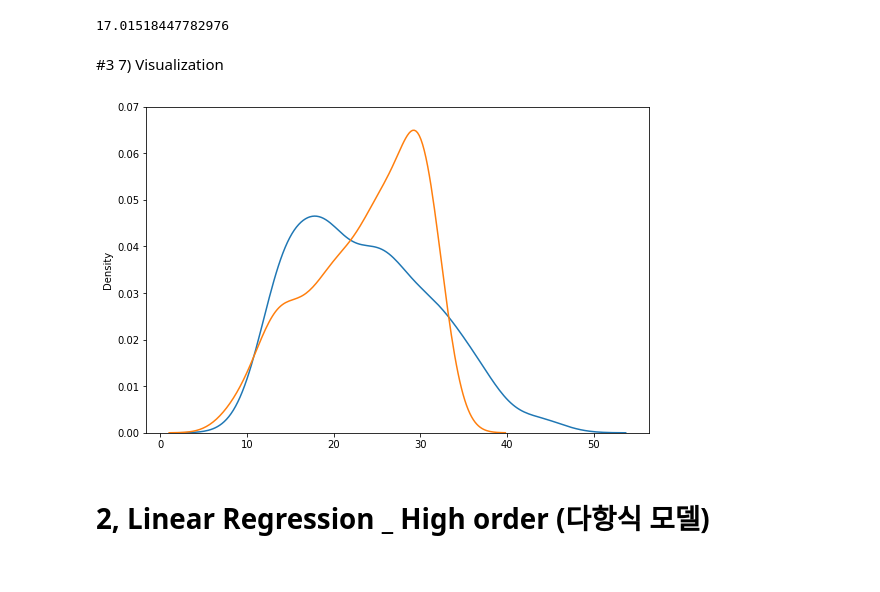
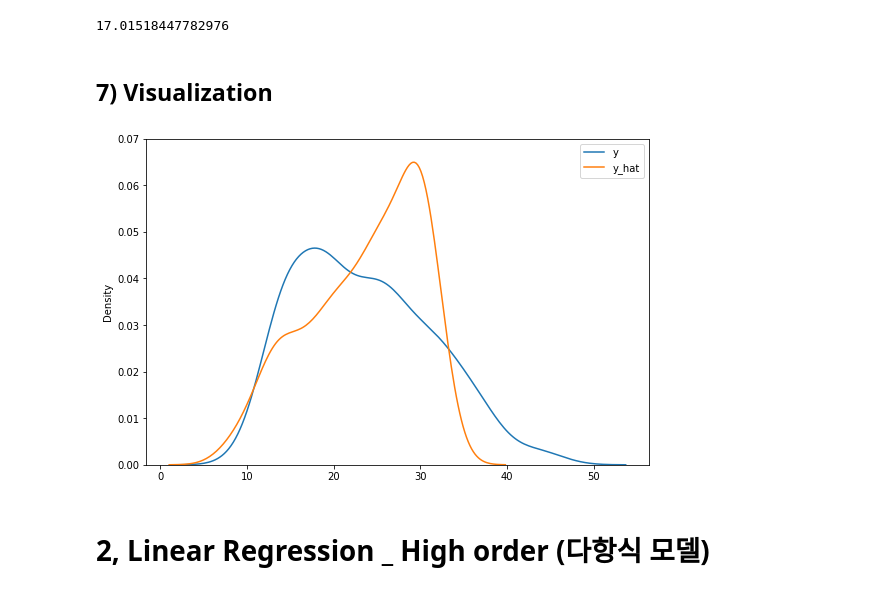
Before and after one commit to Seungeun-Song/Study-for-K-Digital-AI-developer, a Jupyter notebook: Practice/21_03_02_Regression_Analysis.ipynb, the cells around one changed output. Drawn from its saved outputs; the diff is of its cells as text; code cells hidden in the pictures.

```diff
--- a/Practice/21_03_02_Regression_Analysis.ipynb
+++ b/Practice/21_03_02_Regression_Analysis.ipynb
@@ -169,18 +169,20 @@ mean_squared_error(y_test, y_hat)
 # %% [output]
 17.01518447782976
 # %% [markdown]
-#3 7) Visualization
+## 7) Visualization
 # %%
 y_hat1 = RA.predict(x)
 
 plt.figure(figsize = (9,6))
 ax1 = sns.distplot(y, hist=False, label='y')
 ax2 = sns.distplot(y_hat1, hist=False, label='y_hat', ax=ax1)
+
+plt.legend(loc='best')
 plt.ylim(0,0.07)
 plt.show()
 # 파란색 - 실제mpg(y)로 설명할 수 있는 영역, 노란색 - 모델에 의해 나온(y_hat) 설명할 수 있는 영역
 # %% [output]
-[figure, old version]
+[figure, new version]
 # %% [markdown]
 # 2, Linear Regression _ High order (다항식 모델)
 # %% [markdown]
```
Also changed, not shown: parts of 7 cells of this notebook.
